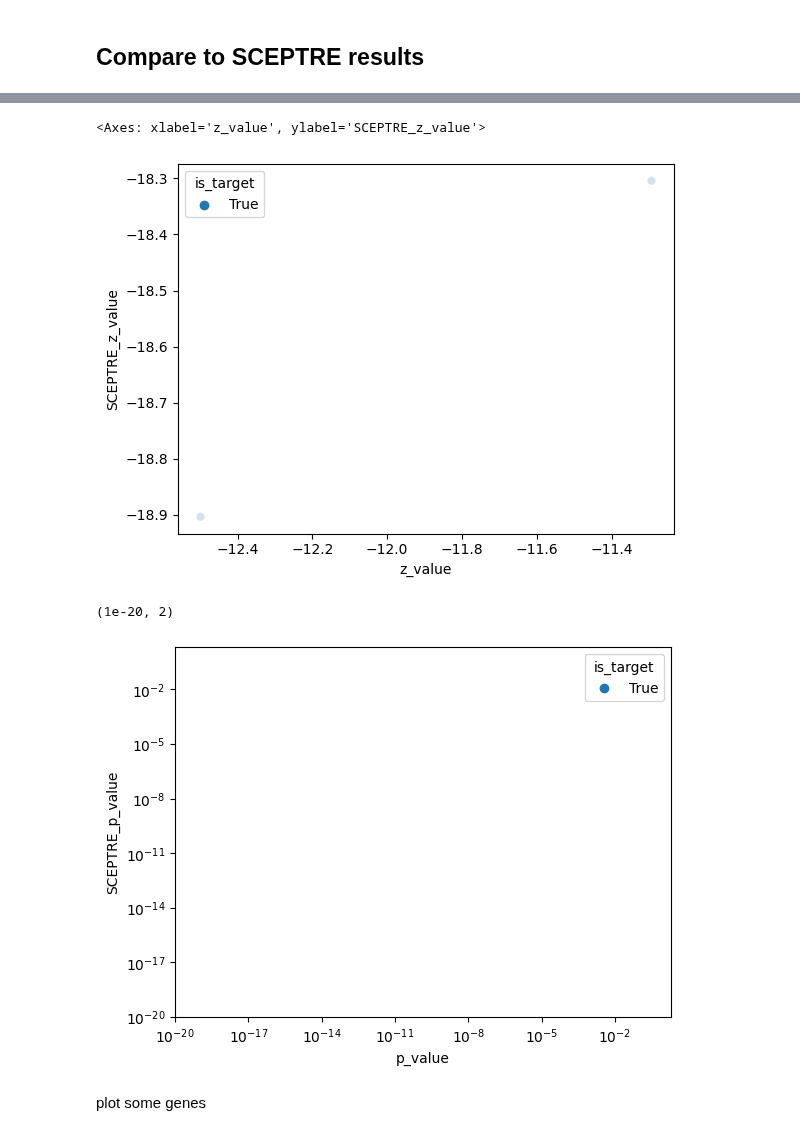
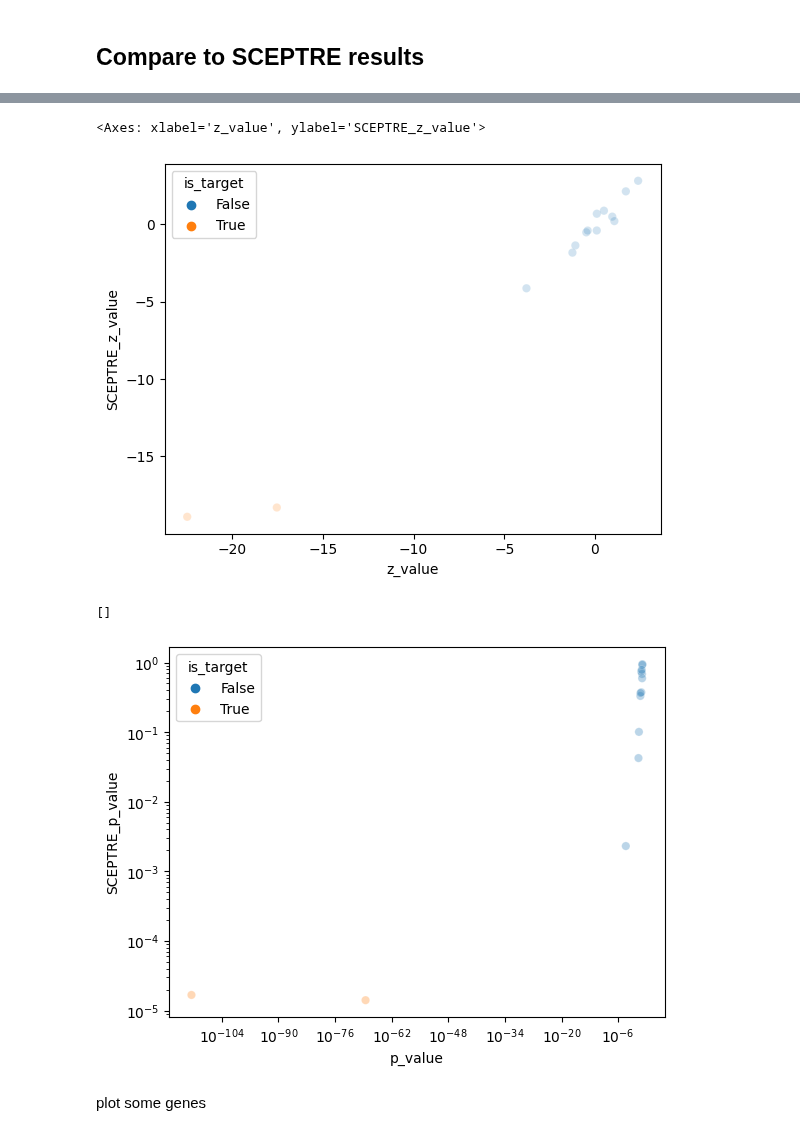
Before and after one commit to pinellolab/PerTurbo, a Jupyter notebook: reproducibility/gasperini_pilot.ipynb, the cells around one changed output, grey strips where cells are left out. Drawn from its saved outputs; the diff is of its cells as text; code cells hidden in the pictures.

```diff
--- a/reproducibility/gasperini_pilot.ipynb
+++ b/reproducibility/gasperini_pilot.ipynb
@@ -291,12 +321,12 @@ KeyError: 'perturb_mean_lfc.mu'
 # %%
 
-scpower_df = pd.merge(mu_df, p_df)
+scpower_df = pd.merge(z_df, p_df)
 if not smoke_test:
     scpower_df.to_csv("~/Downloads/all_results.csv")
 # significant_results = scpower_df.query("p_value < 1e-8")
 # significant_results['element'] = significant_results['guide'].str.split("|", expand=True)[0]
 # significant_results
-scpower_df
+scpower_df.sort_values("p_value")
 
 # guide_gene_pairs = significant_results.groupby(['element','gene'])['guide'].count()
 # guide_gene_pairs=guide_gene_pairs[guide_gene_pairs==2]
@@ -366,15 +418,15 @@ plt.semilogx()
 sns.scatterplot(merge_df, x="z_value", y="SCEPTRE_z_value", hue="is_target", alpha=0.2)
 # %% [output]
 <Axes: xlabel='z_value', ylabel='SCEPTRE_z_value'>
-[figure, old version]
+[figure, new version]
 # %%
 sns.scatterplot(merge_df, x="p_value", y="SCEPTRE_p_value", hue="is_target", alpha=0.3)
 plt.loglog()
-plt.xlim(1e-20, 2)
-plt.ylim(1e-20, 2)
+# plt.xlim(1e-20, 2)
+# plt.ylim(1e-20, 2)
 # %% [output]
-(1e-20, 2)
+[]
-[figure, old version]
+[figure, new version]
 # %% [markdown]
 plot some genes
 # %%
```
Also changed, not shown: parts of 14 cells of this notebook, 4 other files.
